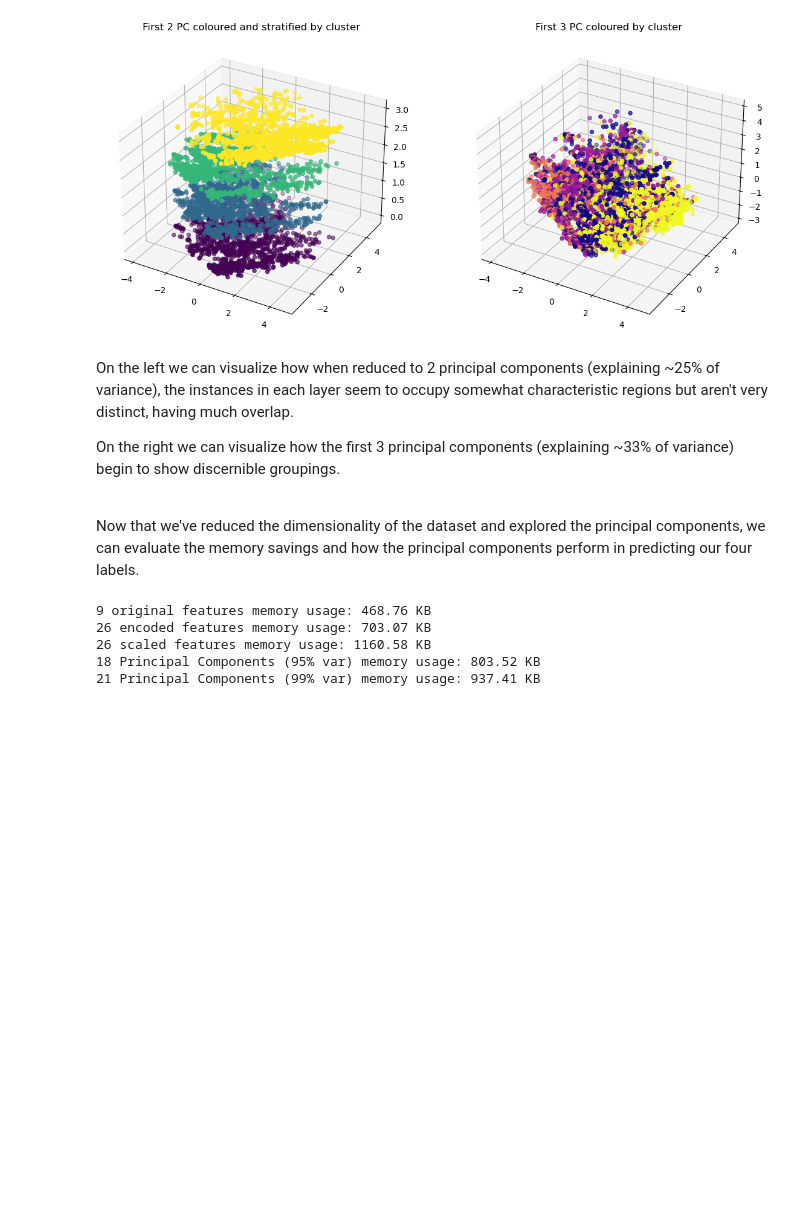
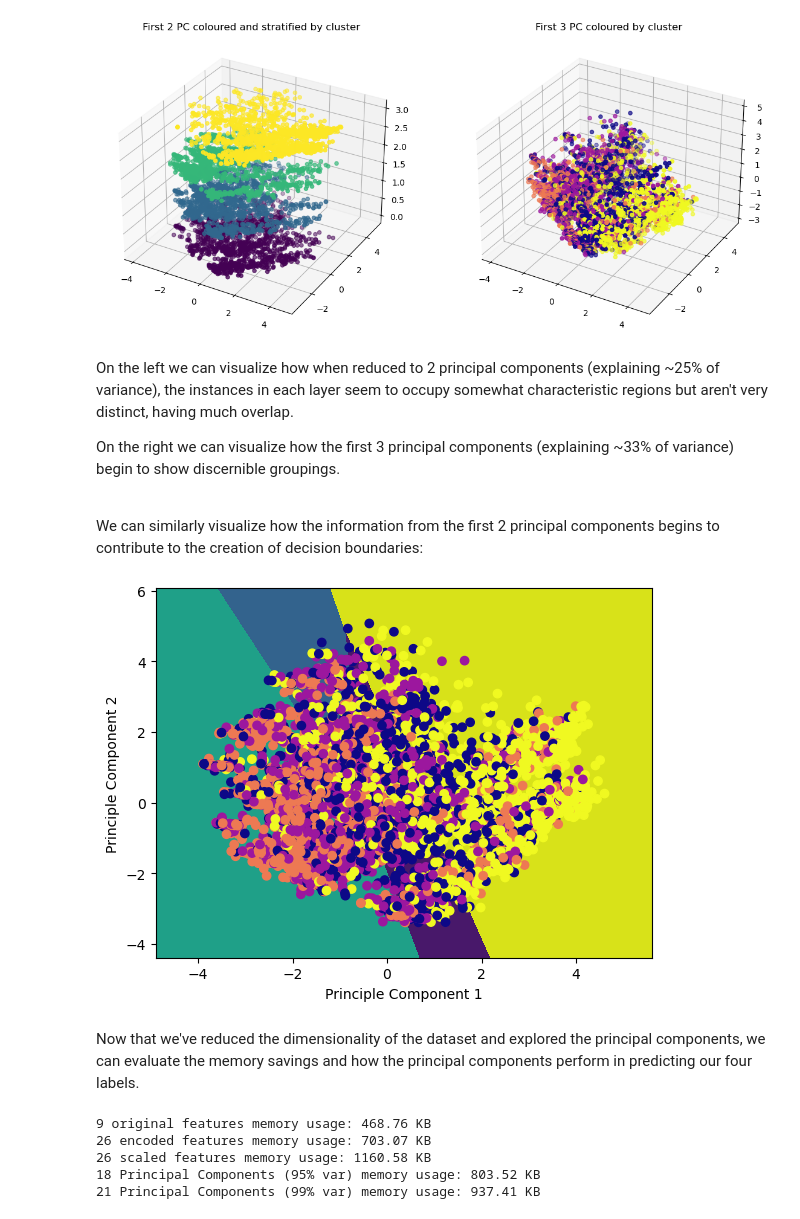
Before and after one commit to DomS1080/Data-Science, a Jupyter notebook: Projects/Customer/Customer.ipynb, the cells around one changed output. Saved outputs shown, nothing was run; the diff lists cells and outputs as text; code cells hidden in the pictures; blank space fills up the shorter version.

```diff
--- a/Projects/Customer/Customer.ipynb
+++ b/Projects/Customer/Customer.ipynb
@@ -492,8 +493,19 @@ On the left we can visualize how when reduced to 2 principal components (explain
 On the right we can visualize how the first 3 principal components (explaining ~33% of variance) begin to show discernible groupings.
 
 <br/>
-
-Now that we've reduced the dimensionality of the dataset and explored the principal components, we can evaluate the memory savings and how the principal components perform in predicting our four labels.
+We can similarly visualize how the information from the first 2 principal components begins to contribute to the creation of decision boundaries:
+# %%
+X_2PC = X_tr_99[:, :2]
+log_reg_2PC = LogisticRegression().fit(X_2PC, y_tr)
+
+disp = DecisionBoundaryDisplay.from_estimator(log_reg_2PC, X_2PC, grid_resolution=len(X_2PC), response_method="predict",
+                                              xlabel='Principle Component 1', ylabel='Principle Component 2')
+disp.ax_.scatter(X_2PC[:, 0], X_2PC[:, 1], c= y_tr, cmap='plasma')
+plt.show()
+# %% [output]
+[figure, added]
+# %% [markdown]
+Now that we've reduced the dimensionality of the dataset and explored the principal components, we can evaluate the memory savings and how the principal components perform in predicting our four labels.
 # %%
 orig_mem = feats_df.memory_usage().sum()/1024
 enc_mem = cust_tr.memory_usage().sum()/1024
```
Also changed, not shown: parts of 2 cells of this notebook.
